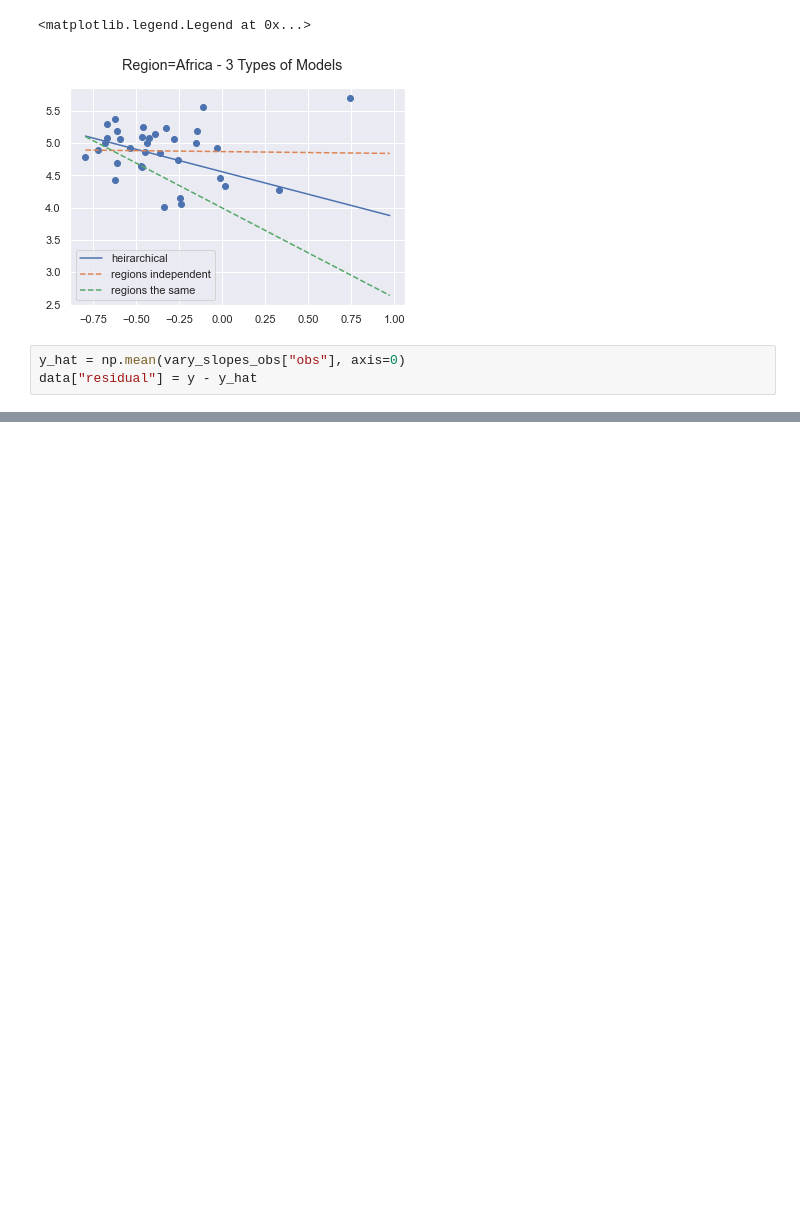
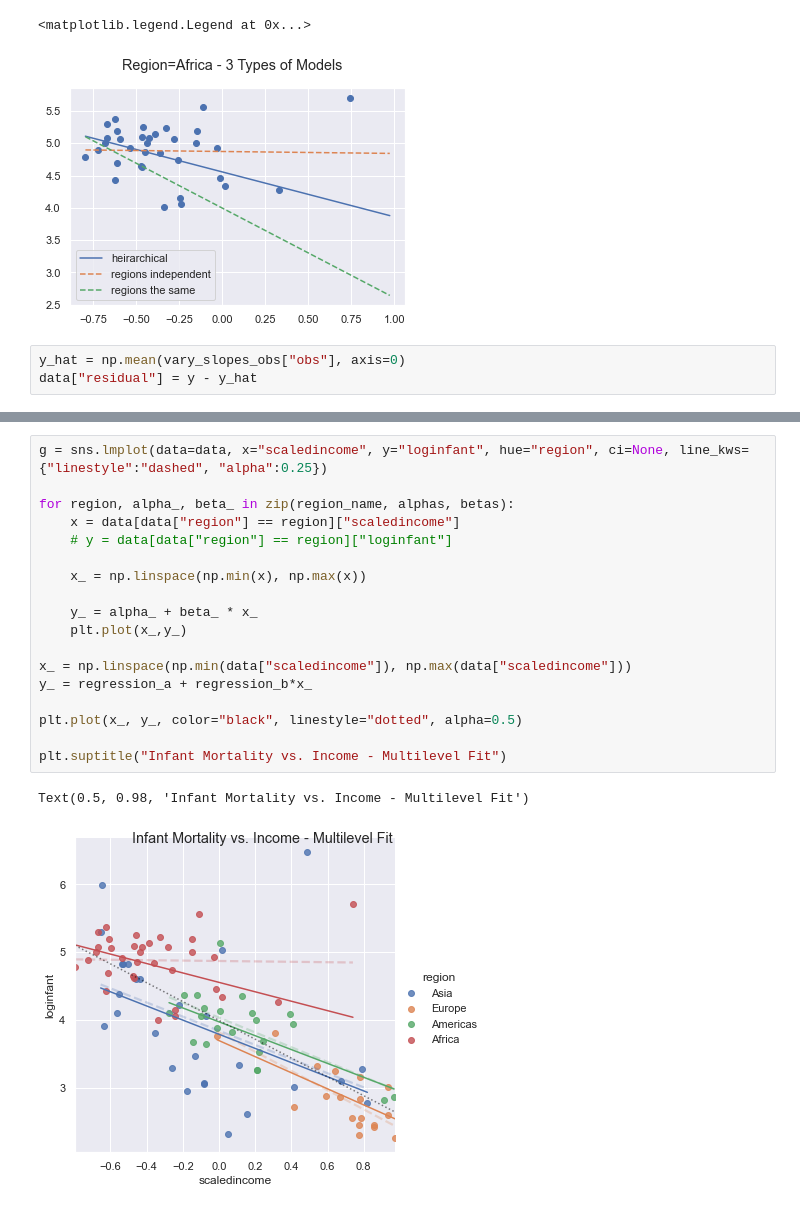
Before and after one commit to btbyrnes/bayesian_notebooks, a Jupyter notebook: leinhardt heirarchical.ipynb, the cells around one changed output, grey strips where cells are left out. Saved outputs shown, nothing was run; the diff lists cells and outputs as text; blank space fills up the shorter version.

```diff
--- a/leinhardt heirarchical.ipynb
+++ b/leinhardt heirarchical.ipynb
@@ -251,0 +251,21 @@ g.map_dataframe(sns.histplot, x="residual", kde=True)
+# %%
+g = sns.lmplot(data=data, x="scaledincome", y="loginfant", hue="region", ci=None, line_kws={"linestyle":"dashed", "alpha":0.25})
+
+for region, alpha_, beta_ in zip(region_name, alphas, betas):
+    x = data[data["region"] == region]["scaledincome"]
+    # y = data[data["region"] == region]["loginfant"]
+
+    x_ = np.linspace(np.min(x), np.max(x))
+
+    y_ = alpha_ + beta_ * x_
+    plt.plot(x_,y_)
+
+x_ = np.linspace(np.min(data["scaledincome"]), np.max(data["scaledincome"]))
+y_ = regression_a + regression_b*x_
+
+plt.plot(x_, y_, color="black", linestyle="dotted", alpha=0.5)
+
+plt.suptitle("Infant Mortality vs. Income - Multilevel Fit")
+# %% [output]
+Text(0.5, 0.98, 'Infant Mortality vs. Income - Multilevel Fit')
+[figure, added]
```
Also changed, not shown: parts of 6 cells of this notebook.
